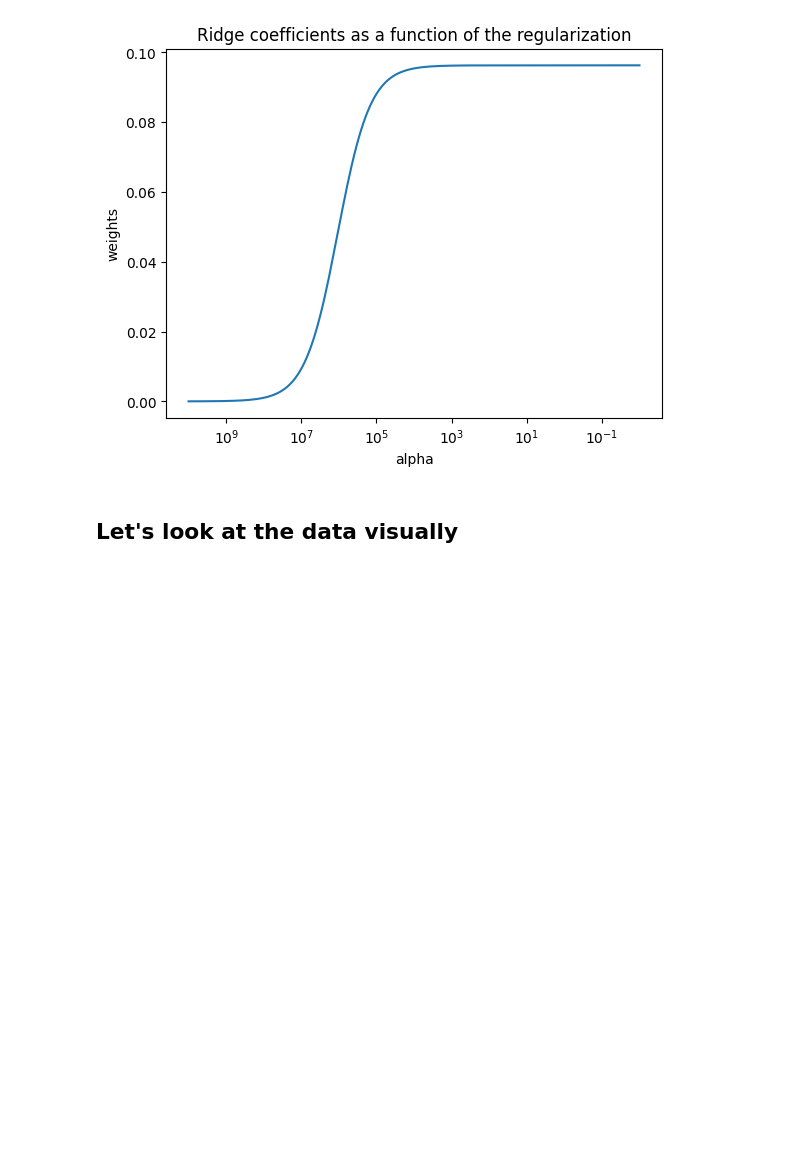
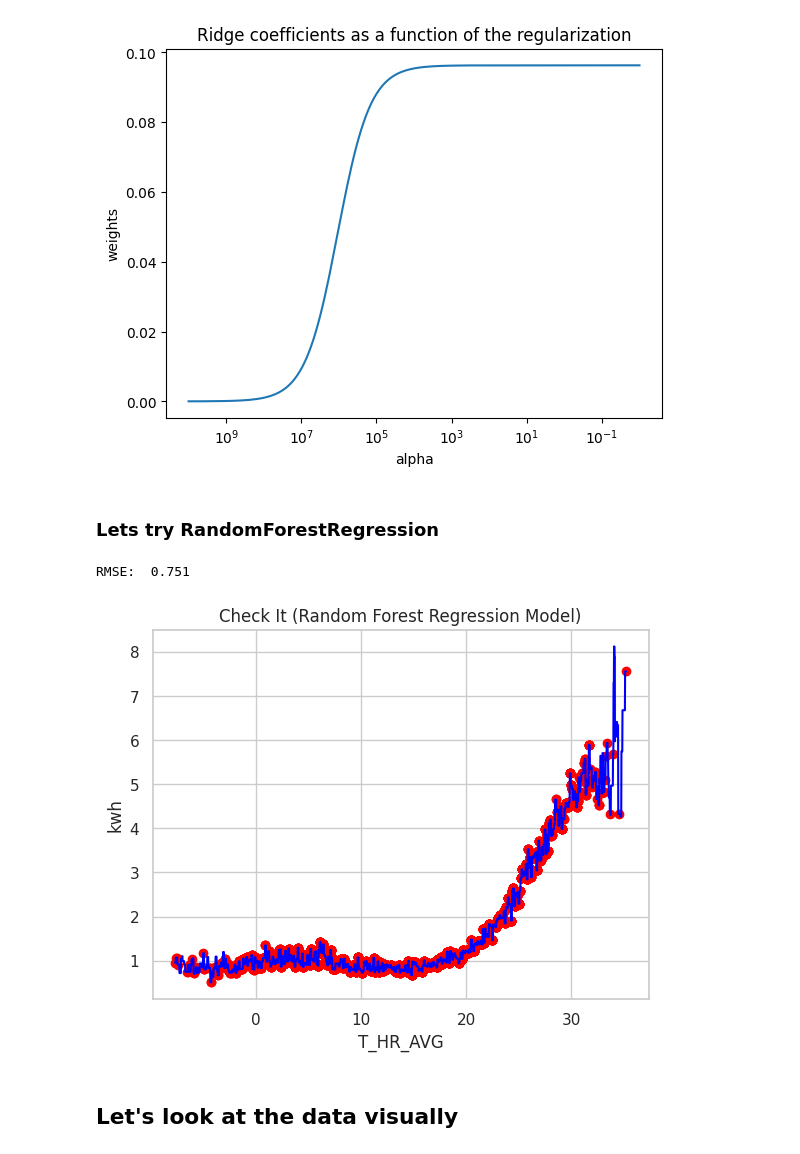
Before and after one commit to ThingsAbove/home_energy, a Jupyter notebook: EnergyUsage.ipynb, the cells around one changed output. Drawn from its saved outputs; the diff is of its cells as text; code cells hidden in the pictures; blank space fills up the shorter version.

Commit message:
Added a training for Random Forest

```diff
--- a/EnergyUsage.ipynb
+++ b/EnergyUsage.ipynb
@@ -383,6 +383,50 @@ plt.axis("tight")
 plt.show()
 # %% [output]
 [figure]
+# %% [markdown]
+### Lets try RandomForestRegression
+# %%
+from sklearn.metrics import mean_squared_error # for calculating the cost function
+from sklearn.ensemble import RandomForestRegressor # for building the model
+
+#define response variable
+y = df['kwhsum']
+
+#define predictor variables
+#use only one feature
+#predictor_columns = ['T_HR_AVG','month', 'hour', 'SOLARAD', ]
+predictor_columns = ['T_HR_AVG']
+x = df[predictor_columns]
+
+# Splitting the dataset into 80% training data and 20% testing data.
+X_train, X_test, y_train, y_test = train_test_split(x, y, test_size=.20, random_state=42)
+
+# Initializing the Random Forest Regression model with 10 decision trees
+model = RandomForestRegressor(n_estimators = 10, random_state = 0)
+
+# Fitting the Random Forest Regression model to the data
+model.fit(X_train, y_train)
+
+# Predicting the target values of the test set
+y_pred = model.predict(X_test)
+
+# RMSE (Root Mean Square Error)
+rmse = float(format(np.sqrt(mean_squared_error(y_test, y_pred)), '.3f'))
+print("\nRMSE: ", rmse)
+# %% [output]
+RMSE:  0.751
+# %%
+#4 Visualising the Regression results (for higher resolution and #smoother curve)
+X_grid = np.arange(min(X_test['T_HR_AVG']), max(X_test['T_HR_AVG']), 0.01)
+X_grid = X_grid.reshape((len(X_grid), 1))
+plt.scatter(X_test, y_pred, color = 'red')
+plt.plot(X_grid, model.predict(X_grid), color = 'blue')
+plt.title('Check It (Random Forest Regression Model)')
+plt.xlabel('T_HR_AVG')
+plt.ylabel('kwh')
+plt.show()
+# %% [output]
+[figure, added]
 # %% [markdown]
 ## Let's look at the data visually
 # %%
```
Also changed, not shown: 2 other files.
